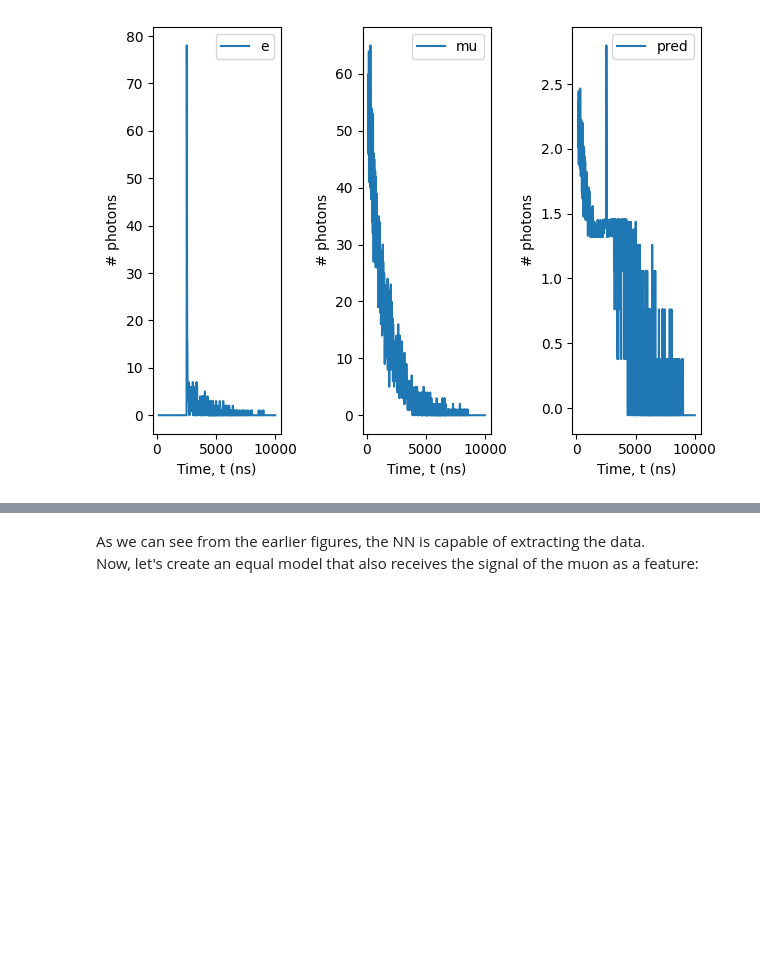
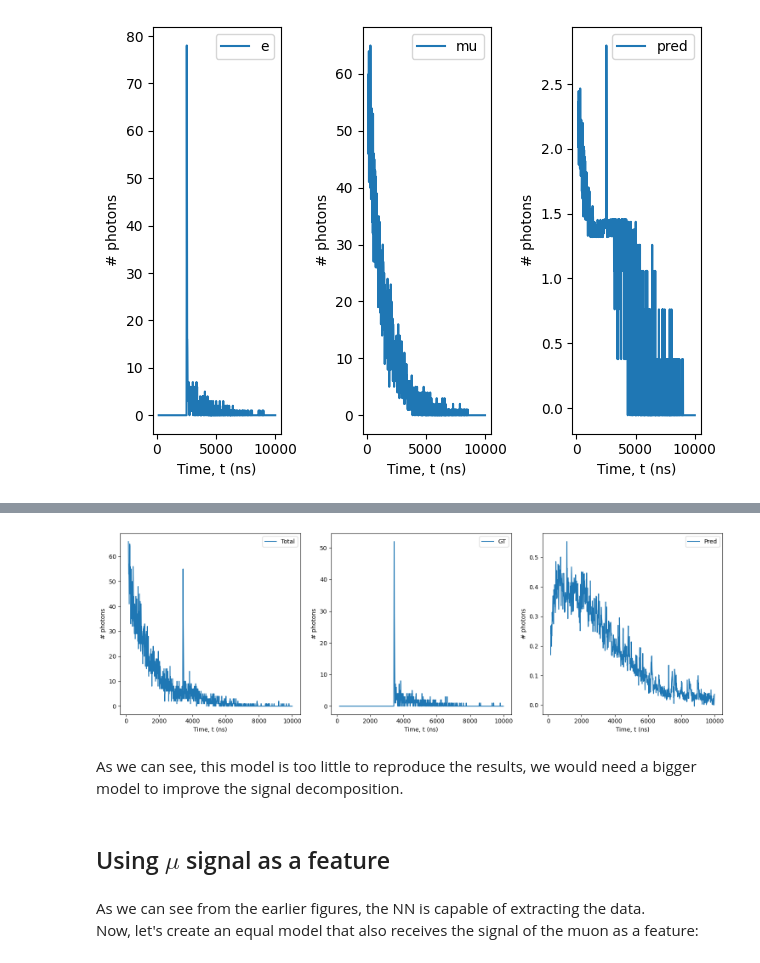
Before and after one commit to JaviGamero/LArTPC_Calibration, a Jupyter notebook: scripts/python/signalDecompose/DL_Algorithms.ipynb, the cells around one changed output, grey strips where cells are left out. Drawn from its saved outputs; the diff is of its cells as text; code cells hidden in the pictures; blank space fills up the shorter version.

```diff
--- a/scripts/python/signalDecompose/DL_Algorithms.ipynb
+++ b/scripts/python/signalDecompose/DL_Algorithms.ipynb
@@ -188,0 +255,2 @@ plotSignals(t, v, ['e', 'mu', 'pred'], sep=True)
+# %%
+y_pred = model.predict(X_test[:,:, np.newaxis])
@@ -189,3 +259,14 @@ plotSignals(t, v, ['e', 'mu', 'pred'], sep=True)
+# %%
+i=5
+v = [X_test[i,:], y_test[i,:], np.array(y_pred[i,:])]
+plotSignals(t, v, ['Total', 'GT', 'Pred'], sep='True', figsize=(15,5))
+# %% [output]
+[figure, added]
+# %% [markdown]
+As we can see, this model is too little to reproduce the results, we would need
+a bigger model to improve the signal decomposition.
+# %% [markdown]
+## Using $\mu$ signal as a feature
 # %% [markdown]
 As we can see from the earlier figures, the NN is capable of extracting the data.
 Now, let's create an equal model that also receives the signal of the muon as a
```
Also changed, not shown: parts of 11 cells of this notebook.
